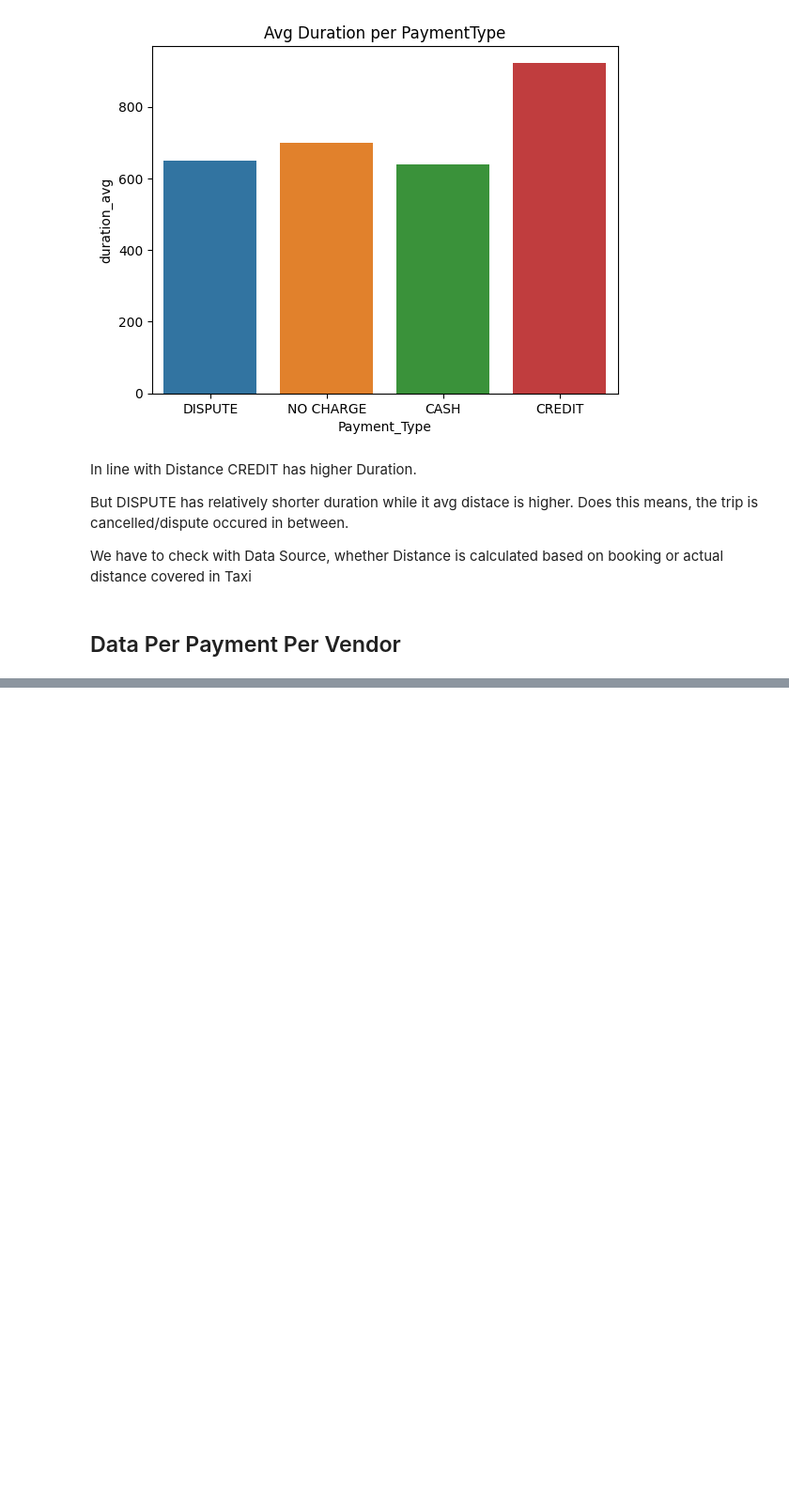
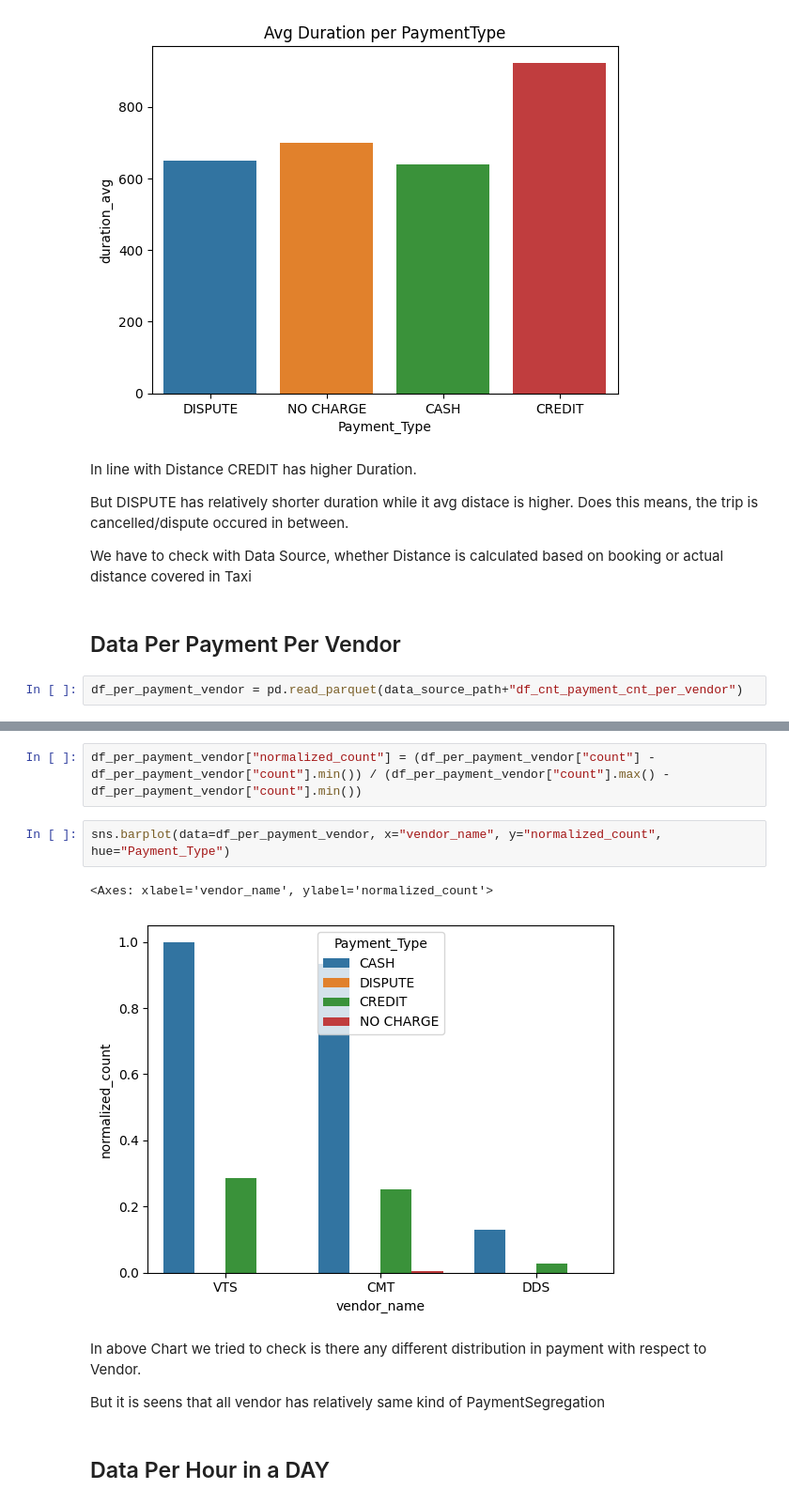
Before and after one commit to iamjoker021/NYC_Traffic_Batch_Pipeline_PySpark, a Jupyter notebook: Visulaization_Pandas.ipynb, the cells around one changed output, grey strips where cells are left out. Shown at 94% size. Drawn from its saved outputs; the diff is of its cells as text; blank space fills up the shorter version.

Commit message:
perpayment_vendor Viz added

```diff
--- a/Visulaization_Pandas.ipynb
+++ b/Visulaization_Pandas.ipynb
@@ -447,3 +447,5 @@ Does this means, the trip is cancelled/dispute occured in between.
 We have to check with Data Source, whether Distance is calculated based on booking or actual distance covered in Taxi
 # %% [markdown]
 ## Data Per Payment Per Vendor
+# %%
+df_per_payment_vendor = pd.read_parquet(data_source_path+"df_cnt_payment_cnt_per_vendor")
@@ -449,0 +464,13 @@ We have to check with Data Source, whether Distance is calculated based on booki
+# %%
+df_per_payment_vendor["normalized_count"] = (df_per_payment_vendor["count"] - df_per_payment_vendor["count"].min()) / (df_per_payment_vendor["count"].max() - df_per_payment_vendor["count"].min())
+# %%
+sns.barplot(data=df_per_payment_vendor, x="vendor_name", y="normalized_count", hue="Payment_Type")
+# %% [output]
+<Axes: xlabel='vendor_name', ylabel='normalized_count'>
+[figure, added]
+# %% [markdown]
+In above Chart we tried to check is there any different distribution in payment with respect to Vendor.
+
+But it is seens that all vendor has relatively same kind of PaymentSegregation
+# %% [markdown]
+## Data Per Hour in a DAY
```
Also changed, not shown: parts of 1 cell of this notebook.
